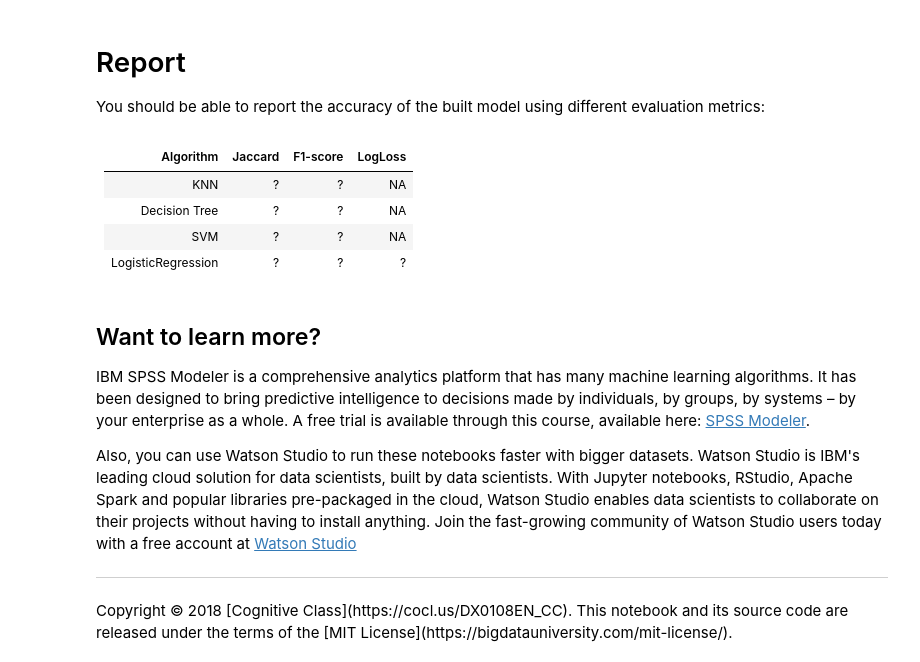
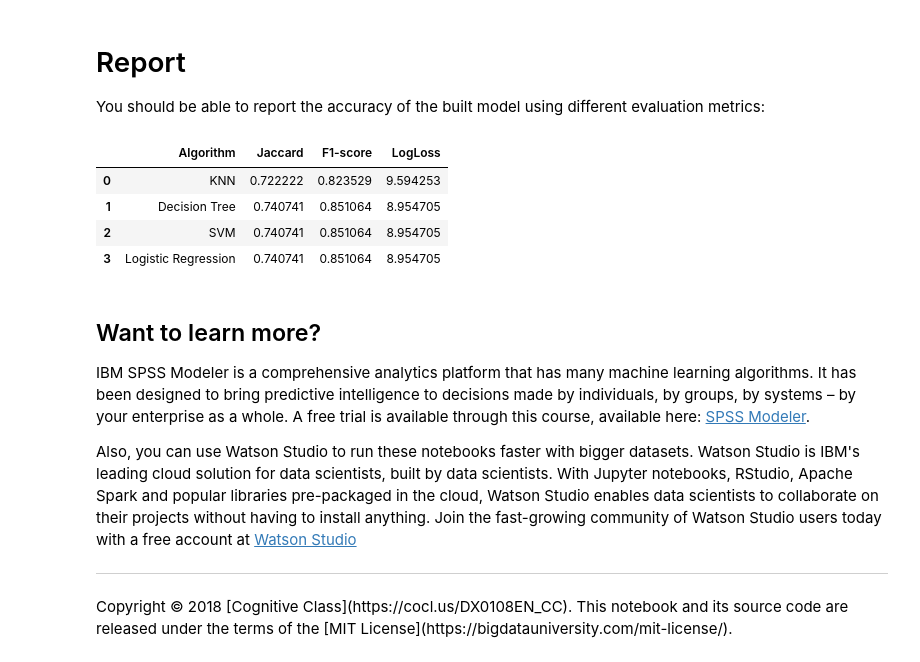
Before and after one commit to jmyao17/IBM_DataScience, a Jupyter notebook: Machine_Learning/assign/NoteBook_Machine_Learning.ipynb, the cells around one changed output. Cells and saved outputs as stored; diff of their text form; code cells hidden in the pictures.

```diff
--- a/Machine_Learning/assign/NoteBook_Machine_Learning.ipynb
+++ b/Machine_Learning/assign/NoteBook_Machine_Learning.ipynb
@@ -688,6 +688,9 @@ X_test_new.shape,y_test_new.shape
 # report.columns=['Algorithm', 'Jaccard', 'F1-score', 'LogLoss']
 # report.head()
 # %%
+report = pd.DataFrame(columns=["Algorithm", "Jaccard", "F1-score", "LogLoss"])
+
+
 labels=['KNN', 'Decision Tree','SVM','Logistic Regression']
 clfs=[knn_best,DTree_best,SVM_best,LR_best]
 item = 0
@@ -698,6 +701,10 @@ for clf in clfs:
     print("Jaccard =", jaccard_similarity_score(y_test_new, yhat))
     print("LogLoss =",log_loss(y_test_new, yhat))
     print(classification_report(y_test_new,yhat))
+
+    report.loc[len(report)] = [labels[item],
+                                  jaccard_similarity_score(y_test_new, yhat),
+                                  f1_score(y_test_new, yhat), log_loss(y_test_new, yhat)]
     item +=1
 # %% [output]
 -----------------------------------
@@ -720,13 +727,14 @@ avg / total       0.55      0.74      0.63        54
 # %% [markdown]
 # Report
 You should be able to report the accuracy of the built model using different evaluation metrics:
-# %% [markdown]
-| Algorithm          | Jaccard | F1-score | LogLoss |
-|--------------------|---------|----------|---------|
-| KNN                | ?       | ?        | NA      |
-| Decision Tree      | ?       | ?        | NA      |
-| SVM                | ?       | ?        | NA      |
-| LogisticRegression | ?       | ?        | ?       |
+# %%
+report
+# %% [output]
+|  | Algorithm | Jaccard | F1-score | LogLoss |
+| 0 | KNN | 0.722222 | 0.823529 | 9.594253 |
+| 1 | Decision Tree | 0.740741 | 0.851064 | 8.954705 |
+| 2 | SVM | 0.740741 | 0.851064 | 8.954705 |
+| 3 | Logistic Regression | 0.740741 | 0.851064 | 8.954705 |
 # %% [markdown]
 ## Want to learn more?
 
```
